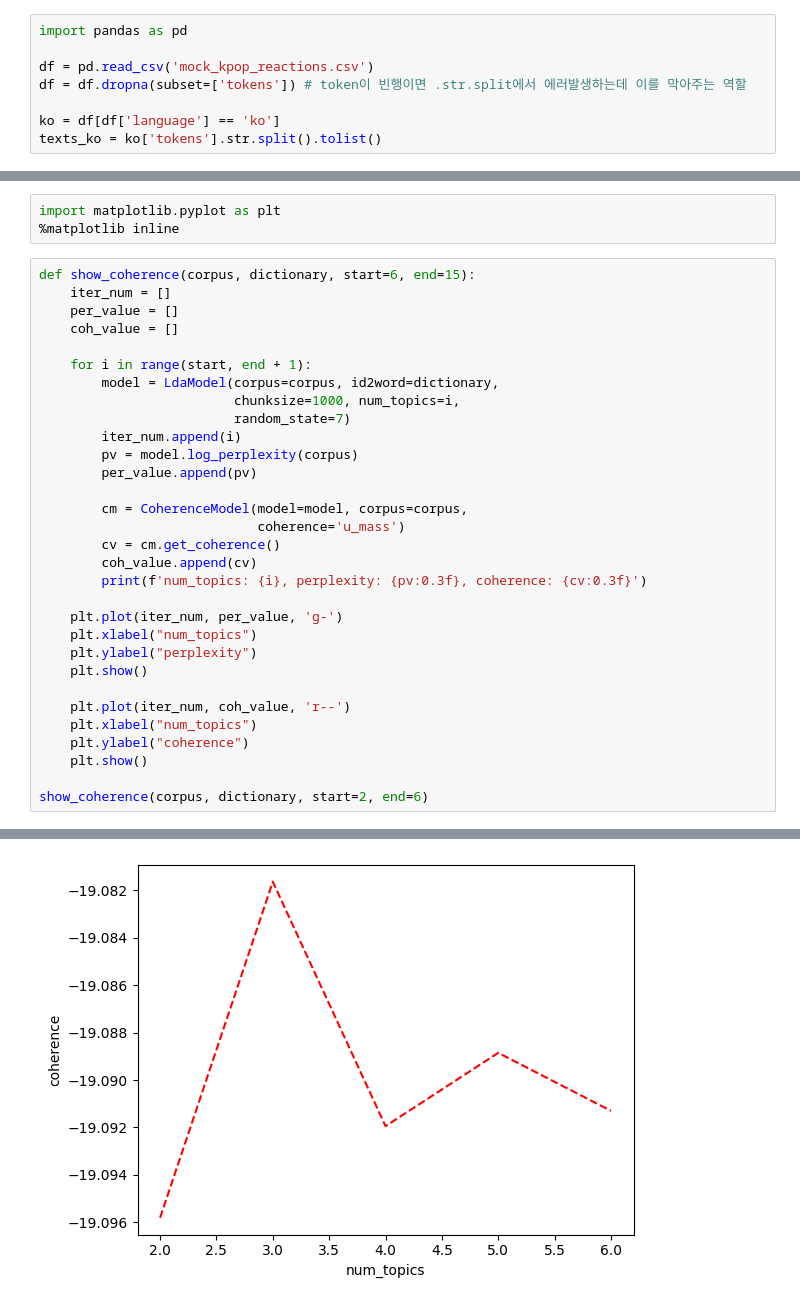
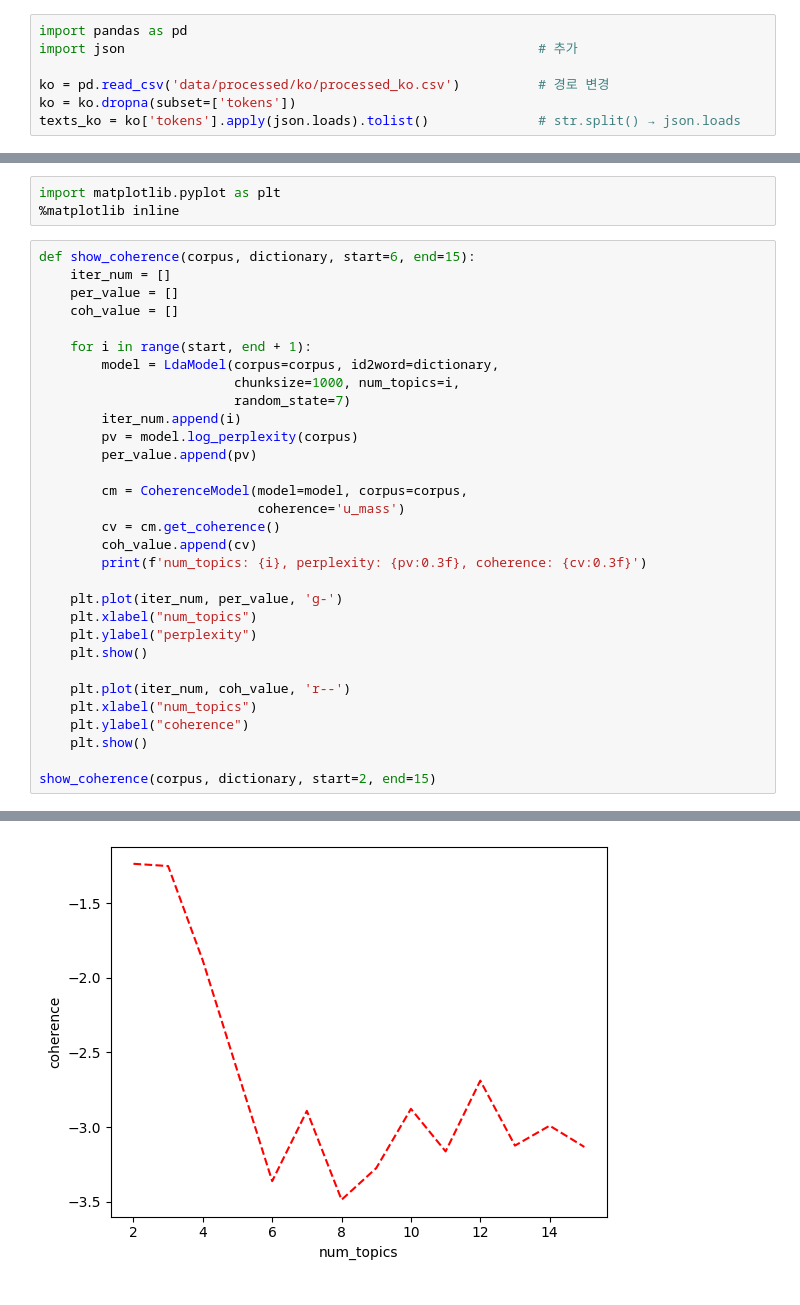
Before and after one commit to JAEMOON-LEEE/Data_Intelligence_PBL-1, a Jupyter notebook: Topic_Modeling_ko.ipynb, the cells around one changed output, grey strips where cells are left out. Drawn from its saved outputs; the diff is of its cells as text.

```diff
--- a/Topic_Modeling_ko.ipynb
+++ b/Topic_Modeling_ko.ipynb
@@ -1,11 +1,10 @@
 # %%
 import pandas as pd
+import json                                                     # 추가
 
-df = pd.read_csv('mock_kpop_reactions.csv')
-df = df.dropna(subset=['tokens']) # token이 빈행이면 .str.split에서 에러발생하는데 이를 막아주는 역할
-
-ko = df[df['language'] == 'ko']
-texts_ko = ko['tokens'].str.split().tolist()
+ko = pd.read_csv('data/processed/ko/processed_ko.csv')          # 경로 변경
+ko = ko.dropna(subset=['tokens'])
+texts_ko = ko['tokens'].apply(json.loads).tolist()              # str.split() → json.loads
 # %%
 from gensim.corpora.dictionary import Dictionary
 
@@ -127,5 +120,5 @@ def show_coherence(corpus, dictionary, start=6, end=15):
     plt.ylabel("coherence")
     plt.show()
 
-show_coherence(corpus, dictionary, start=2, end=6)
+show_coherence(corpus, dictionary, start=2, end=15)
 # %% [output]
@@ -138 +140 @@ num_topics: 6, perplexity: -4.121, coherence: -19.091
-[figure, old version]
+[figure, new version]
```
Also changed, not shown: parts of 14 cells of this notebook.
